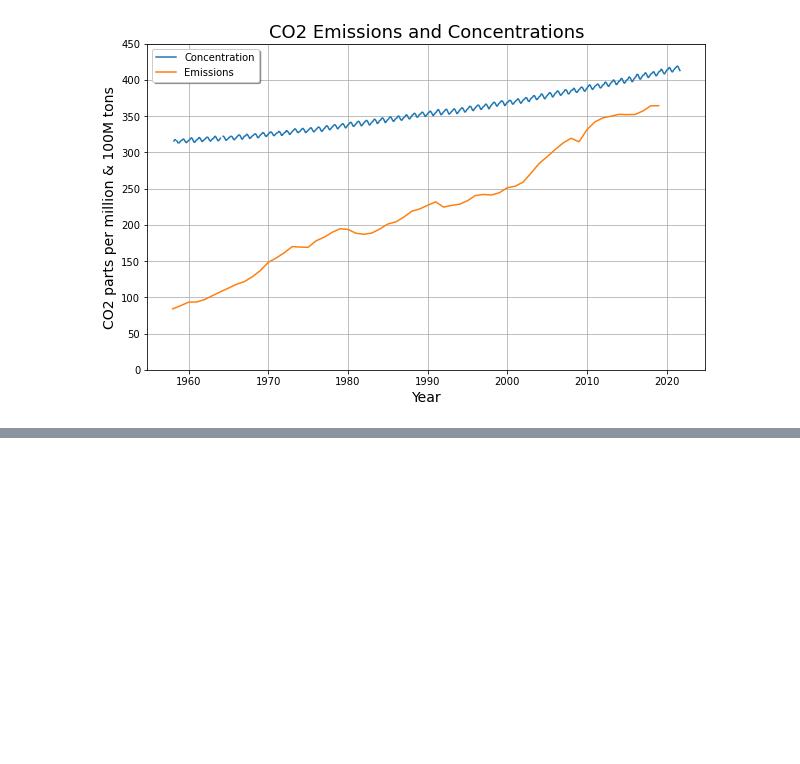
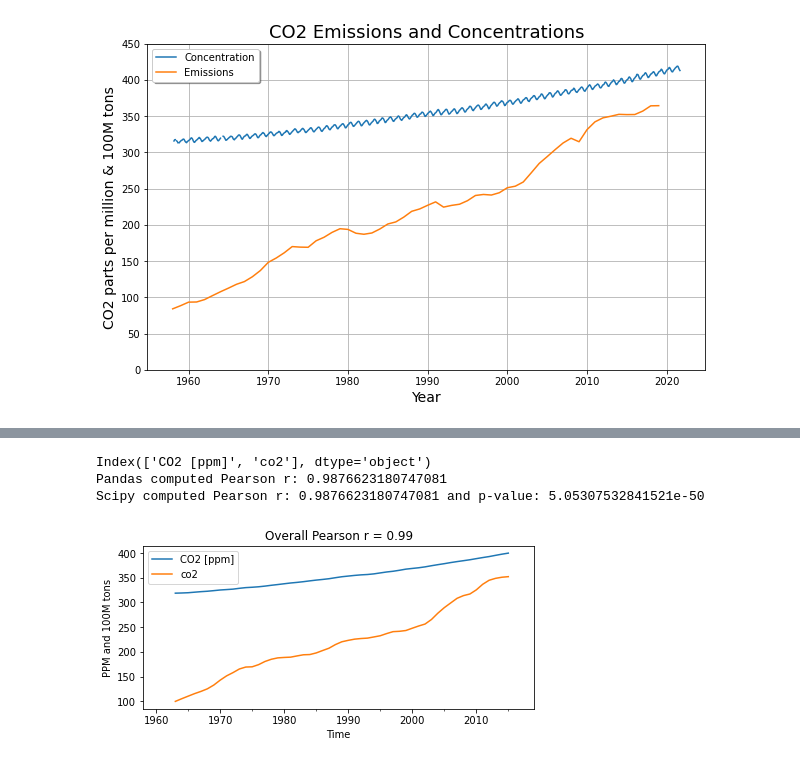
Before and after one commit to BradDoty/Capstone3ClimateChange, a Jupyter notebook: Notebooks/EDA.ipynb, the cells around one changed output, grey strips where cells are left out. Saved outputs shown, nothing was run; the diff lists cells and outputs as text; code cells hidden in the pictures; blank space fills up the shorter version.

Commit message:
Time Series Analysis of CO2 Emissions vs. Atmospheric Concentration.

```diff
--- a/Notebooks/EDA.ipynb
+++ b/Notebooks/EDA.ipynb
@@ -98,0 +116,28 @@ plotSeriesTogether(CO2, 'CO2 [ppm]', 'Concentration', Emis1958_Ann, 'co2', 'Emis
+# %%
+## Python code pattern thanks to Jin Hyun Cheong, PhD, published on Towards Data Science
+## at https://towardsdatascience.com/four-ways-to-quantify-synchrony-between-time-series-data-b99136c4a9c9
+
+Emit = Emis1958_Ann[['co2']]/100
+Atmo = CO2Ann[['CO2 [ppm]']]
+Atmo.index = Atmo.index.map(lambda t: t.replace(month=1, day=1))
+
+Pair = Atmo.merge(Emit, how='inner', on='Date')
+print(Pair.columns)
+overall_pearson_r = Pair.corr().iloc[0,1]
+print(f"Pandas computed Pearson r: {overall_pearson_r}")
+# out: Pandas computed Pearson r: 0.2058774513561943
+
+r, p = stats.pearsonr(Pair['co2'], Pair['CO2 [ppm]'])
+print(f"Scipy computed Pearson r: {r} and p-value: {p}")
+# out: Scipy computed Pearson r: 0.20587745135619354 and p-value: 3.7902989479463397e-51
+
+# Compute rolling window synchrony
+f,ax=plt.subplots(figsize=(7,3))
+Pair.rolling(window=10,center=True).median().plot(ax=ax)
+ax.set(xlabel='Time',ylabel='PPM and 100M tons')
+ax.set(title=f"Overall Pearson r = {np.round(overall_pearson_r,2)}");
+# %% [output]
+Index(['CO2 [ppm]', 'co2'], dtype='object')
+Pandas computed Pearson r: 0.9876623180747081
+Scipy computed Pearson r: 0.9876623180747081 and p-value: 5.05307532841521e-50
+[figure, added]
```
Also changed, not shown: parts of 7 cells of this notebook.
